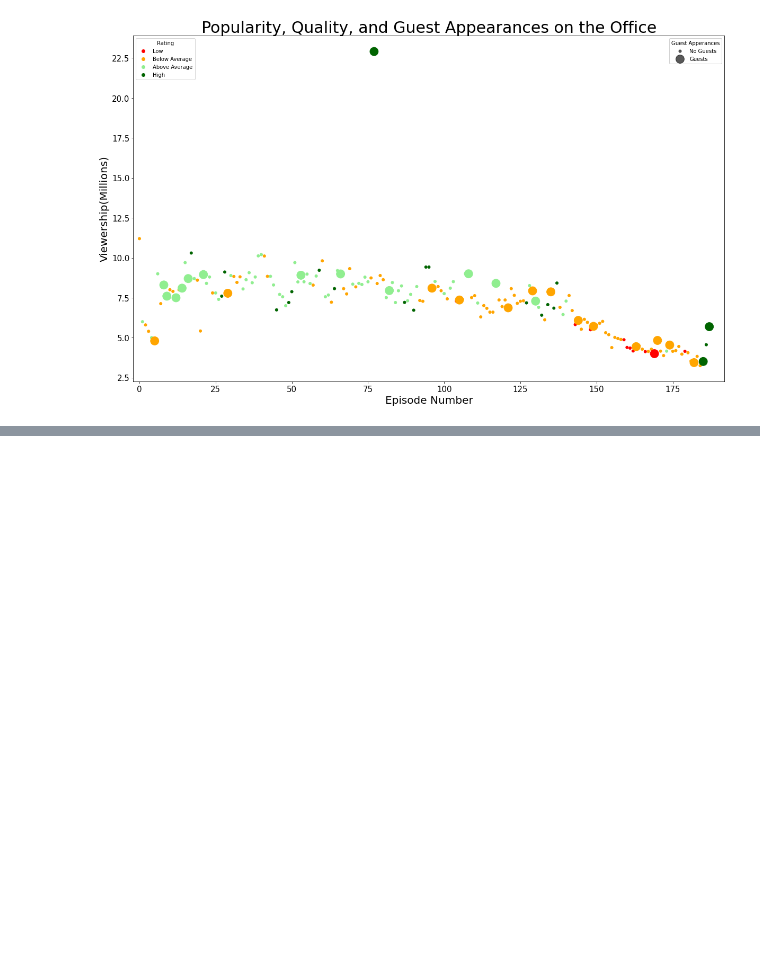
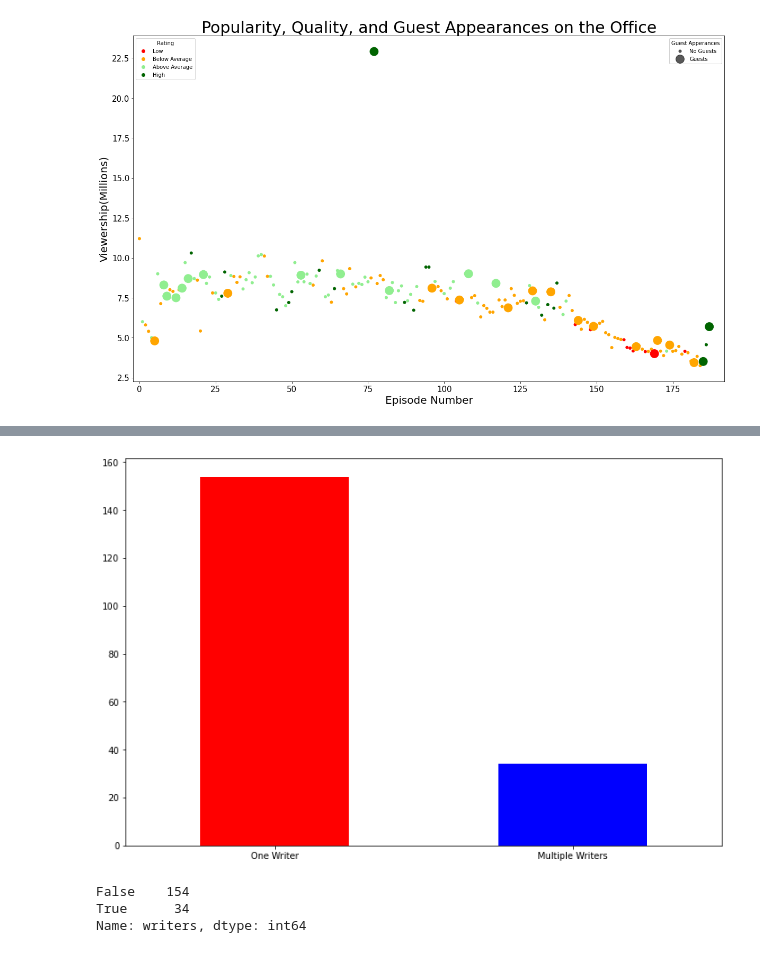
Before and after one commit to cyrustabatab/TheOfficeTrends, a Jupyter notebook: OfficeAnalysis.ipynb, the cells around one changed output, grey strips where cells are left out. Cells and saved outputs as stored; diff of their text form; code cells hidden in the pictures; blank space fills up the shorter version.

Commit message:
top writers

```diff
--- a/OfficeAnalysis.ipynb
+++ b/OfficeAnalysis.ipynb
@@ -140,0 +144,2 @@ office.nlargest(1,'viewership_mil')
+# %%
+x = office.writers.str.split('|')
@@ -140,0 +151,4 @@ office.nlargest(1,'viewership_mil')
+# %%
+office.writers = office.writers.str.split('|')
+# %%
+office.at[0,'writers'] = ['Ricky Gervais','Stephen Merchant','Greg Daniels'] # fix single anomaly where vertical lines do not separate all writers(includes 'and')
@@ -140,0 +171,14 @@ office.nlargest(1,'viewership_mil')
+# %%
+fig,ax = plt.subplots(figsize=(12,8))
+office.writers.apply(lambda x: len(x) > 1).value_counts().plot(kind='bar',color=['red','blue'],ax=ax)
+ax.set_xticklabels(['One Writer','Multiple Writers'])
+ax.tick_params(rotation=0)
+# %% [output]
+[figure, added]
+# %%
+counts = office.writers.apply(lambda x: len(x) > 1).value_counts()
+counts
+# %% [output]
+False    154
+True      34
+Name: writers, dtype: int64
```
Also changed, not shown: parts of 42 cells of this notebook.
